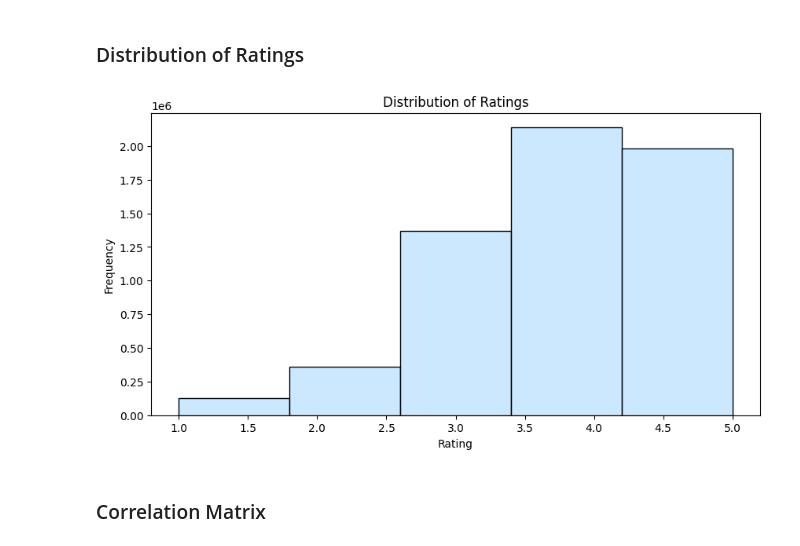
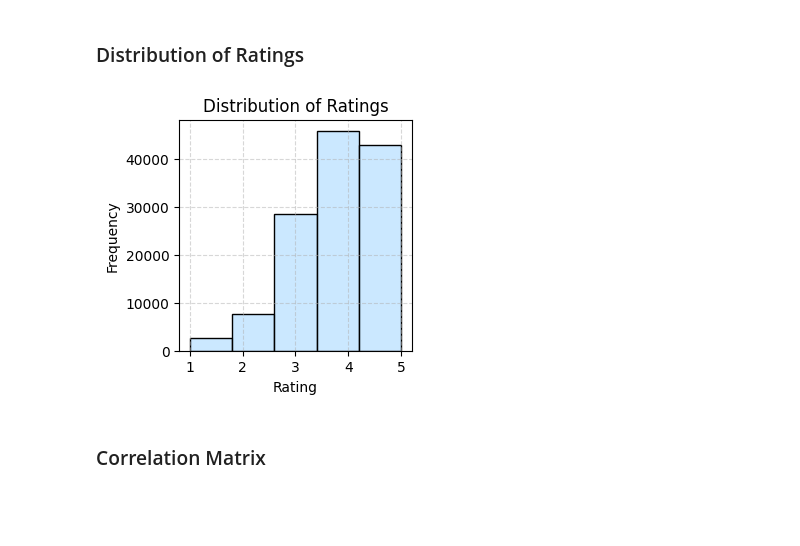
Before and after one commit to j9988/GoodBooks_Recommendation_System, a Jupyter notebook: Assignment 1.ipynb, the cells around one changed output. Cells and saved outputs as stored; diff of their text form; code cells hidden in the pictures; blank space fills up the shorter version.

```diff
--- a/Assignment 1.ipynb
+++ b/Assignment 1.ipynb
@@ -19,7 +21,7 @@ from sklearn.metrics.pairwise import cosine_similarity
 # %% [markdown]
 ## Books Dataset
 # %%
-df_books =  pd.read_csv("D:/hp/Documents/CDS513/Assignment/goodbooks-10k-master/books.csv")
+df_books =  pd.read_csv("D:/hp/Documents/CDS513/Assignment/goodbooks-10k-master/books.csv", na_values=[' ', ''])
 df_books.head()
 # %% [output]
 |  | book_id | goodreads_book_id | best_book_id | work_id | books_count | isbn | isbn13 | authors | ... |
@@ -44,7 +46,7 @@ df_tags.head()
 # %% [markdown]
 ## Ratings Dataset
 # %%
-df_ratings =  pd.read_csv("D:/hp/Documents/CDS513/Assignment/goodbooks-10k-master/ratings.csv")
+df_ratings =  pd.read_csv("D:/hp/Documents/CDS513/Assignment/goodbooks-10k-master/ratings.csv", na_values=[' ', ''])
 df_ratings.head()
 # %% [output]
 |  | user_id | book_id | rating |
@@ -110,0 +159,4 @@ dtype: int64
+# %%
+# Remove NULL values from the 'original_title' column in the DataFrame
+df_books = df_books[df_books['original_title'].notnull()]
+print(len(df_books))
@@ -110,0 +214,3 @@ dtype: int64
+# %%
+df_ratings  = df_ratings[df_ratings['book_id'].isin(df_books['work_id'])]
+print(len(df_ratings))
@@ -242,14 +307,15 @@ The number of values for feature rating :5 -- [1 2 3 4 5]
 # %% [markdown]
 ### Distribution of Ratings
 # %%
-plt.figure(figsize=(10, 5))
+plt.figure(figsize=(3, 3))
 sns.histplot(df_ratings['rating'], bins=5, color="#bae1ff")
 plt.title('Distribution of Ratings')
 plt.xlabel('Rating')
 plt.ylabel('Frequency')
+plt.grid(True, linestyle='--', alpha=0.5)
 plt.show()
 # %% [output]
-[figure, old version]
+[figure, new version]
 # %% [markdown]
 ### Correlation Matrix
 # %%
```
Also changed, not shown: parts of 96 cells of this notebook.
